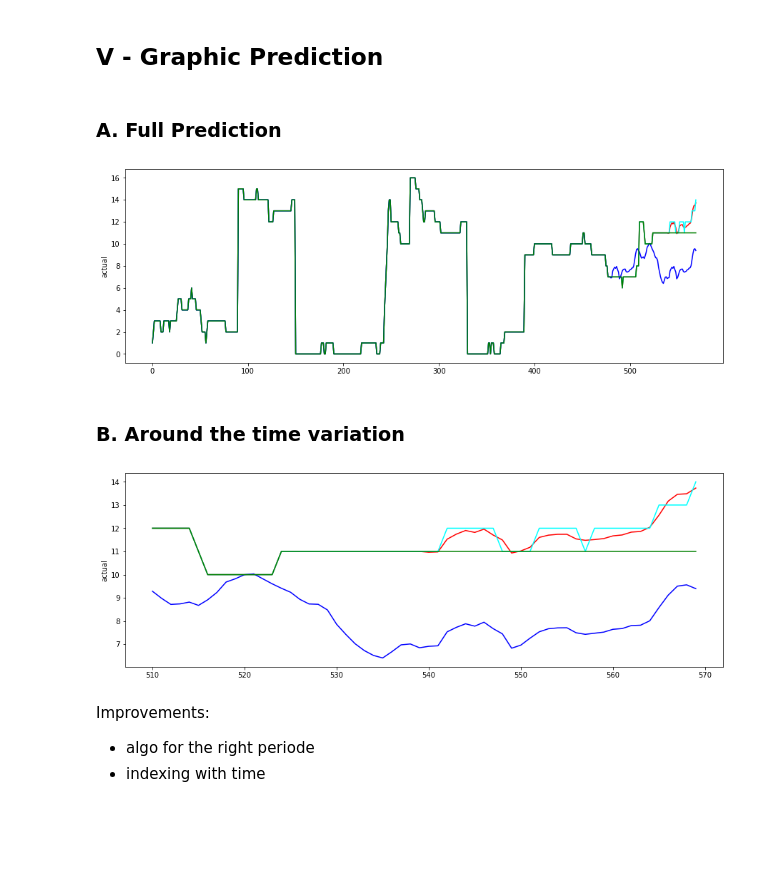
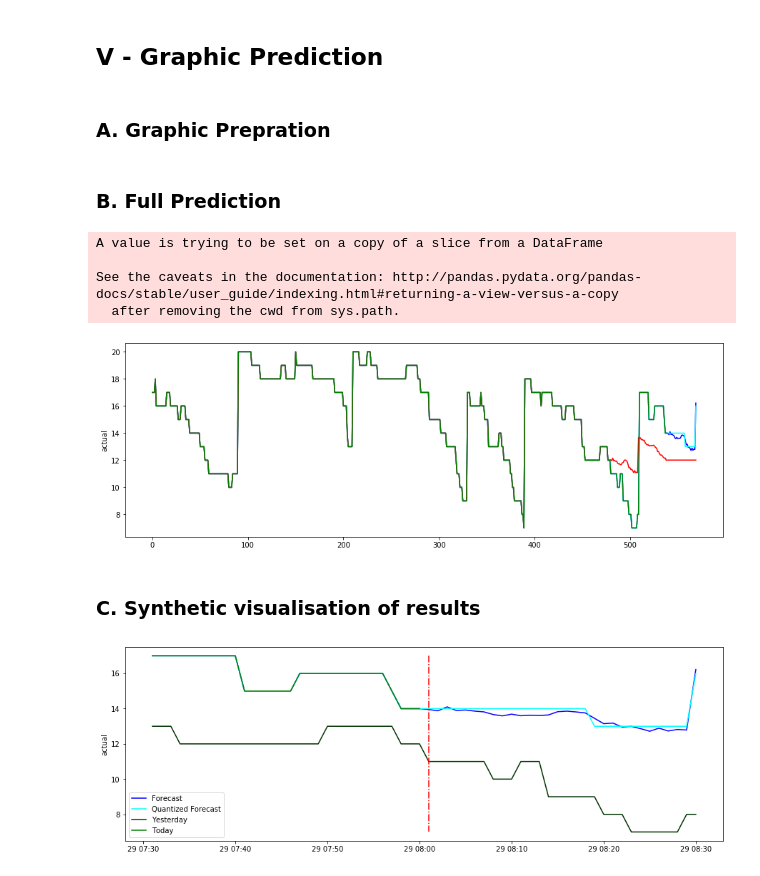
Before and after one commit to alexisgcomte/velib-prediction, a Jupyter notebook: 4. Models/1. Holt-Winter ETS model - Detailed.ipynb, the cells around one changed output. Cells and saved outputs as stored; diff of their text form; code cells hidden in the pictures; blank space fills up the shorter version.

```diff
--- a/4. Models/1. Holt-Winter ETS model - Detailed.ipynb
+++ b/4. Models/1. Holt-Winter ETS model - Detailed.ipynb
@@ -2,6 +2,14 @@
 # 1. Holt-Winter ETS model - Detailed
 # %% [markdown]
 ### We are here trying the Holt-Winter ETS model for forecast
+# %%
+# List of all Parameters
+
+# Timestamp of when we want to start the prediction
+target_start = "8:00:00"
+
+# n-1 minutes before the target date and n min after
+time_variation = 30
 # %% [markdown]
 ## I. Loading libraries and the sample dataset
 # %%
@@ -52,12 +60,6 @@ df_station.head()
 | 4 | 8 | 2020-01-15 10:21:00 | Wednesday | 10 | 2020-01-15 |
 # %%
 # Variable declaration
-
-# Timestamp of when we want to start the prediction
-target_start = "11:00:00"
-
-# n-1 minutes before the target date and n min after
-time_variation = 30
 
 # list the different days. Removing 2020_01_15 for lack of data.
 day_list = df_station.day.unique()
@@ -230,7 +252,7 @@ t,d,s,p,b,r = best_parameters
 model = ExponentialSmoothing(train, trend=t, damped=d, seasonal=s, seasonal_periods=p).fit(optimized=True,use_boxcox=b,remove_bias=r)
 
 # Saving the prediction for further use
-pred_first_run = model.predict(len(train)+1,len(time_serie)+time_variation)
+pred_first_run = model.predict(len(train)+1,len(train)+len(test))
 # %% [markdown]
 ### C. Training on full time serie to optimize before prediction
 # %%
@@ -254,12 +276,12 @@ final_prediction = model.predict(start=(len(time_serie)+1), end=(len(time_serie)
 # Creating a dataframe for assessement
 df_assessement = pd.DataFrame(columns=["actual","forecast_first_run","forecast_optimized","forecast_optimized_round"])
 # Setting actual at the last known value
-df_assessement.actual = (np.concatenate((time_serie, (np.zeros(30)+time_serie[-1:])), axis = 0))
+df_assessement.actual = (np.concatenate((time_serie, (np.zeros(time_variation)+time_serie[-1:])), axis = 0))
 # Setting forecast at time_serie for the past and the final prediction for the futur
-df_assessement.forecast_first_run = (np.concatenate((train, pred_first_run), axis = 0))
+df_assessement.forecast_first_run = (np.concatenate((train, pred_first_run, (np.zeros(time_variation)+pred_first_run[-1:])), axis = 0))
 df_assessement.forecast_optimized = (np.concatenate((time_serie, final_prediction), axis = 0))
 df_assessement.forecast_optimized_round = df_assessement.forecast_optimized.apply(lambda x:round(x,0))
 df_assessement["date"] = df_conso["date"]
-df_assessement
+df_assessement.head()
 # %% [output]
 |  | actual | forecast_first_run | forecast_optimized | forecast_optimized_round | date |
@@ -278,2 +322,4 @@ df_assessement
 # %% [markdown]
 ## V - Graphic Prediction
+# %% [markdown]
+### A. Graphic Prepration
@@ -280,30 +346,45 @@ df_assessement
 # %% [markdown]
-### A. Full Prediction
+### B. Full Prediction
 # %%
 # Graphic visualisation of the prediction
+
+#Removing actual data on projection time for better visualisation
+df_assessement.actual[-time_variation:] = None
+
 fig, axis = plt.subplots(figsize=(15,5))
-sns.lineplot(x=df_assessement.index, y="forecast_optimized",data=df_assessement, color="red")
+sns.lineplot(x=df_assessement.index, y="forecast_optimized",data=df_assessement, color="blue")
 sns.lineplot(x=df_assessement.index, y="forecast_optimized_round",data=df_assessement, color="cyan")
-sns.lineplot(x=df_assessement.index, y="forecast_first_run",data=df_assessement, color="blue")
+sns.lineplot(x=df_assessement.index, y="forecast_first_run",data=df_assessement, color="red")
 sns.lineplot(x=df_assessement.index, y="actual",data=df_assessement, color="green")
 
 plt.show()
 # %% [output]
+A value is trying to be set on a copy of a slice from a DataFrame
+
+See the caveats in the documentation: http://pandas.pydata.org/pandas-docs/stable/user_guide/indexing.html#returning-a-view-versus-a-copy
+  after removing the cwd from sys.path.
-[figure, old version]
+[figure, new version]
-# %% [markdown]
-### B. Around the time variation
+# %% [markdown]
+### C. Synthetic visualisation of results
 # %%
+# Setting prediction boundary
+
+
+#Removing actual data on projection time for better visualisation
+df_assessement_small.actual[-time_variation:] = None
+
 # Graphic visualisation of the prediction
-fig, axis = plt.subplots(figsize=(15,5))
-sns.lineplot(x=df_assessement.index[-time_variation*2:], y="forecast_optimized",data=df_assessement[-time_variation*2:], color="red")
-sns.lineplot(x=df_assessement.index[-time_variation*2:], y="forecast_optimized_round",data=df_assessement[-time_variation*2:], color="cyan")
-sns.lineplot(x=df_assessement.index[-time_variation*2:], y="forecast_first_run",data=df_assessement[-time_variation*2:], color="blue")
-sns.lineplot(x=df_assessement.index[-time_variation*2:], y="actual",data=df_assessement[-time_variation*2:], color="green")
+fig, ax = plt.subplots(figsize=(15,5))
+ax = sns.lineplot(x=df_assessement_small.index, y="forecast_optimized",data=df_assessement_small, color="blue",label="Forecast")
+ax = sns.lineplot(x=df_assessement_small.index, y="forecast_optimized_round",data=df_assessement_small, color="cyan",label="Quantized Forecast")
+ax = sns.lineplot(x=df_assessement_small.index, y="day_before",data=df_assessement_small, color="#003300",label="Yesterday")
+ax = sns.lineplot(x=df_assessement_small.index, y="actual",data=df_assessement_small, color="green",label="Today")
+
+
+x1, y1 = [df_assessement_small.index[time_variation], df_assessement_small.index[time_variation]], [lower_bound, upper_bound]
+ax = plt.plot(x1, y1, linestyle="dashdot", color="red")
+
 
 plt.show()
 # %% [output]
-[figure, old version]
+[figure, new version]
-# %% [markdown]
-Improvements:
-- algo for the right periode
-- indexing with time
```
Also changed, not shown: parts of 21 cells of this notebook.
